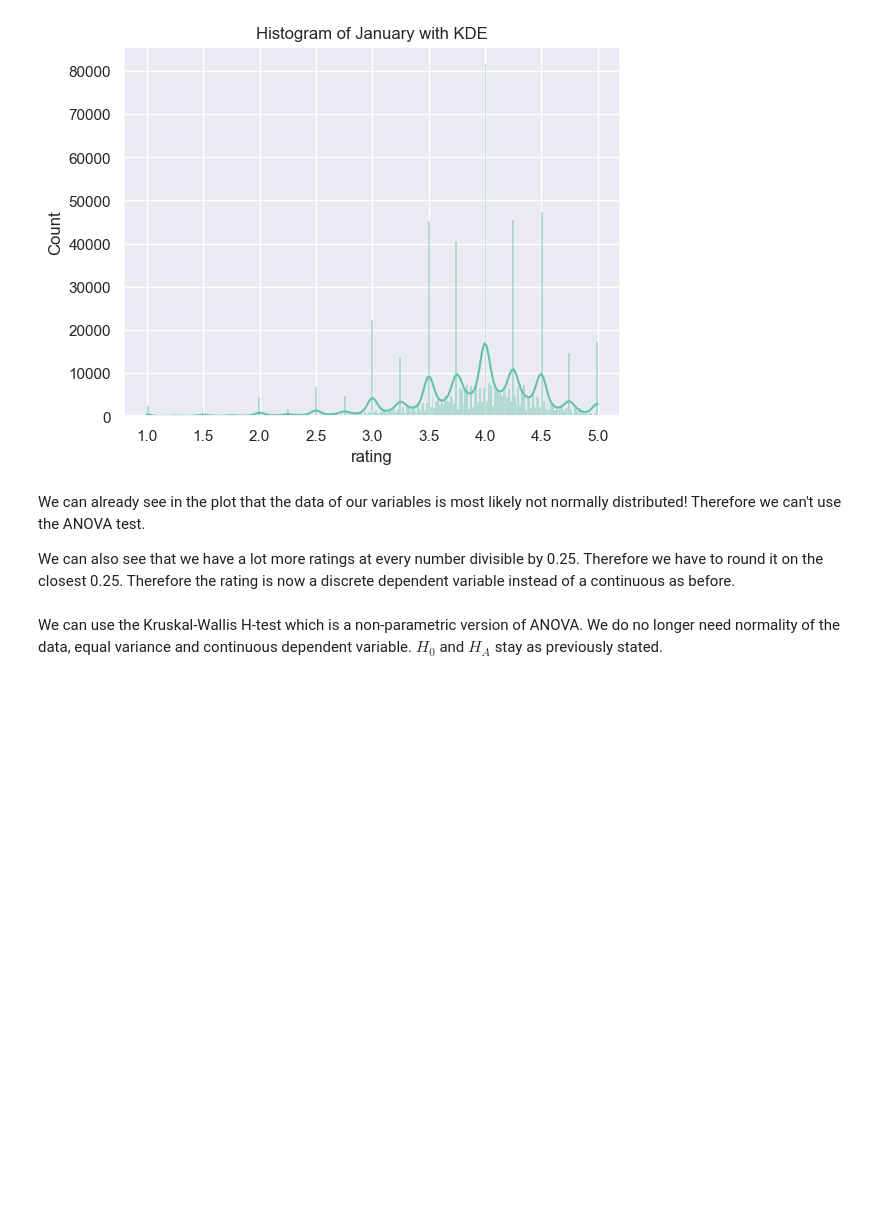
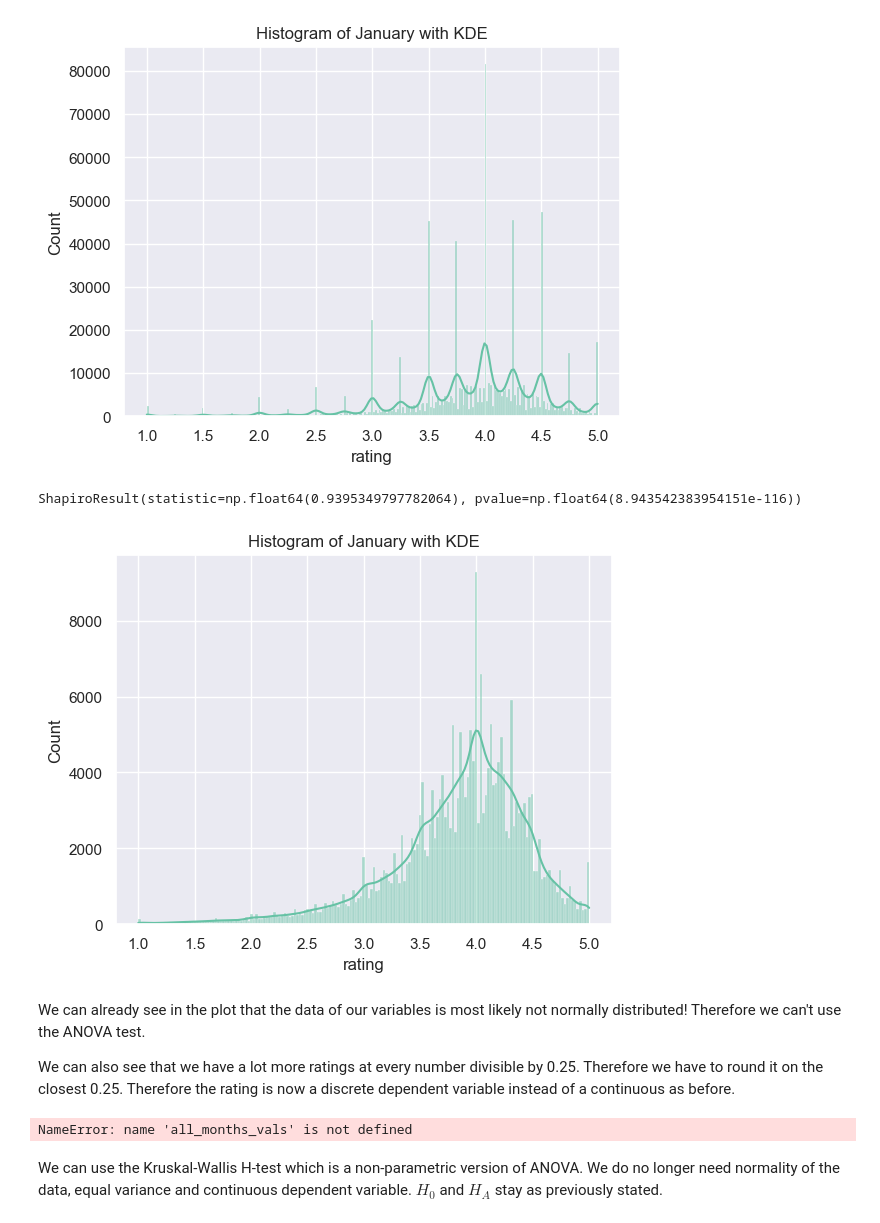
Before and after one commit to epfl-ada/ada-2024-project-leonardodatavinci, a Jupyter notebook: analysisTim.ipynb, the cells around one changed output. Drawn from its saved outputs; the diff is of its cells as text; code cells hidden in the pictures; blank space fills up the shorter version.

```diff
--- a/analysisTim.ipynb
+++ b/analysisTim.ipynb
@@ -95,6 +158,18 @@ shapiro(all_months_vals[0])
 # %% [output]
 ShapiroResult(statistic=np.float64(0.9328855422823181), pvalue=np.float64(2.9205165978319236e-137))
 [figure]
+# %%
+# only reviews
+from scipy.stats import shapiro
+
+all_months_vals_rev = get_rating_per_month(reviews_df)
+h = sns.histplot(all_months_vals_rev[0], kde=True)
+h.set_title("Histogram of January with KDE")
+h.set_xlabel("rating")
+shapiro(all_months_vals_rev[0])
+# %% [output]
+ShapiroResult(statistic=np.float64(0.9395349797782064), pvalue=np.float64(8.943542383954151e-116))
+[figure, added]
 # %% [markdown]
 We can already see in the plot that the data of our variables is most likely not normally distributed! Therefore we can't use the ANOVA test.
 
@@ -108,3 +177,7 @@ months_vals_quarter = list(map(round_to_quarter, all_months_vals))
+# %%
+months_vals_quarter = list(map(round_to_quarter, all_months_vals))
+# %% [output]
+NameError: name 'all_months_vals' is not defined
 # %% [markdown]
 We can use the Kruskal-Wallis H-test which is a non-parametric version of ANOVA. We do no longer need normality of the data, equal variance and continuous dependent variable. $H_0$ and $H_A$ stay as previously stated.
 # %%
```
Also changed, not shown: parts of 17 cells of this notebook, 1 other file.
